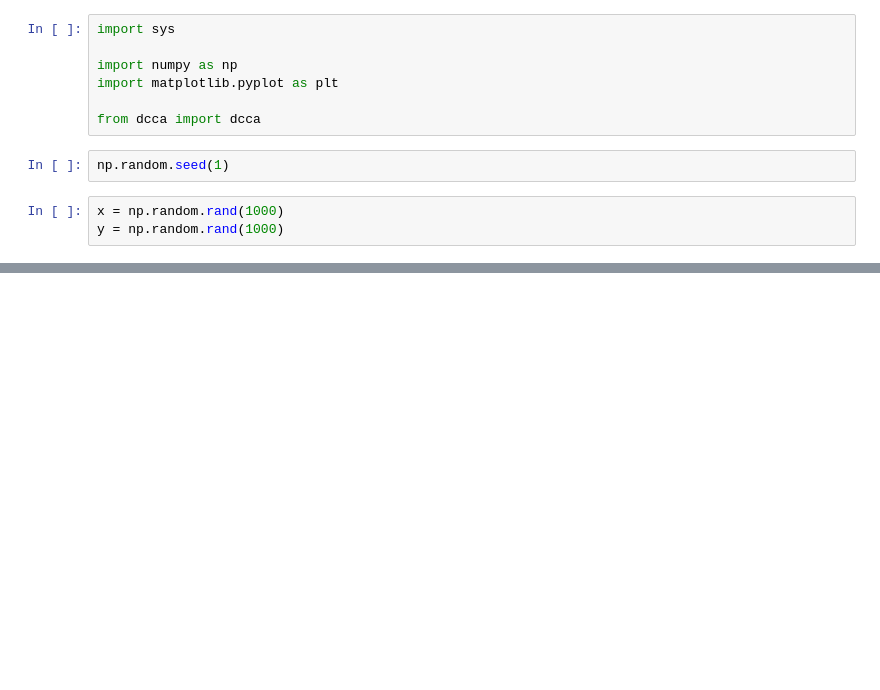
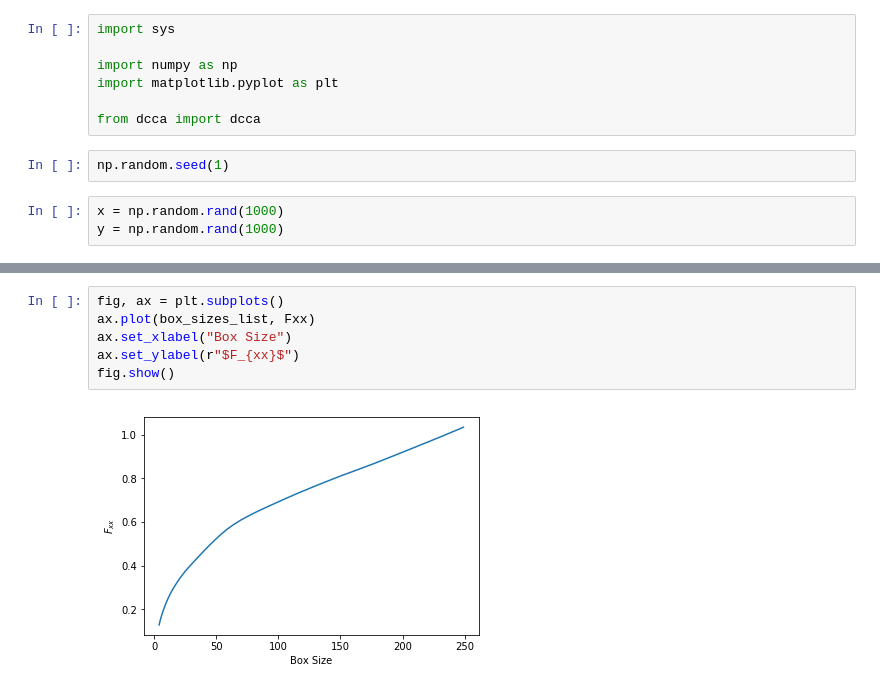
Before and after one commit to cgcarvalhaes/dcca, a Jupyter notebook: Example.ipynb, the cells around one changed output, grey strips where cells are left out. Saved outputs shown, nothing was run; the diff lists cells and outputs as text; blank space fills up the shorter version.

```diff
--- a/Example.ipynb
+++ b/Example.ipynb
@@ -33,0 +44,8 @@ plt.show()
+# %%
+fig, ax = plt.subplots()
+ax.plot(box_sizes_list, Fxx)
+ax.set_xlabel("Box Size")
+ax.set_ylabel(r"$F_{xx}$")
+fig.show()
+# %% [output]
+[figure, added]
```
Also changed, not shown: parts of 4 cells of this notebook, 5 other files.
